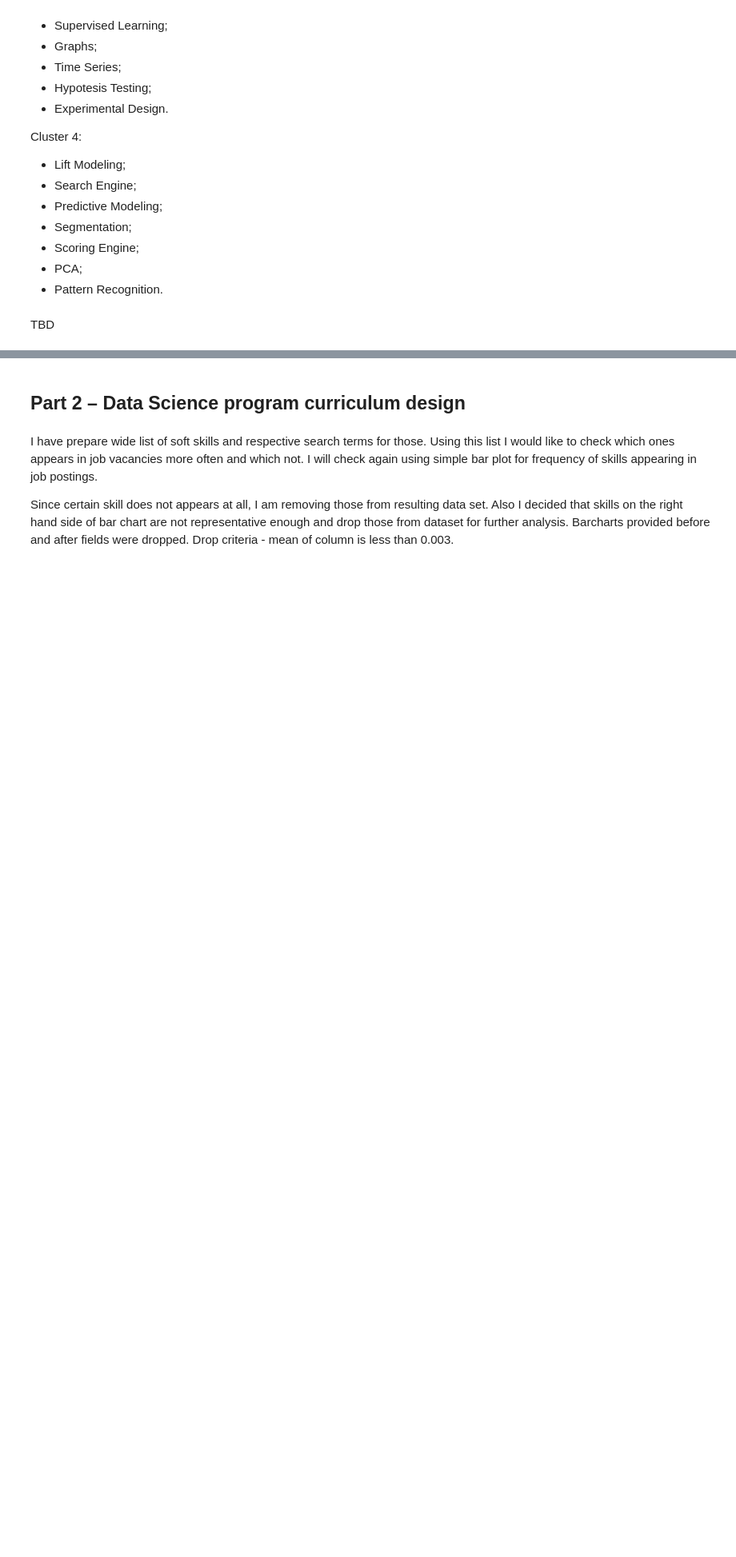
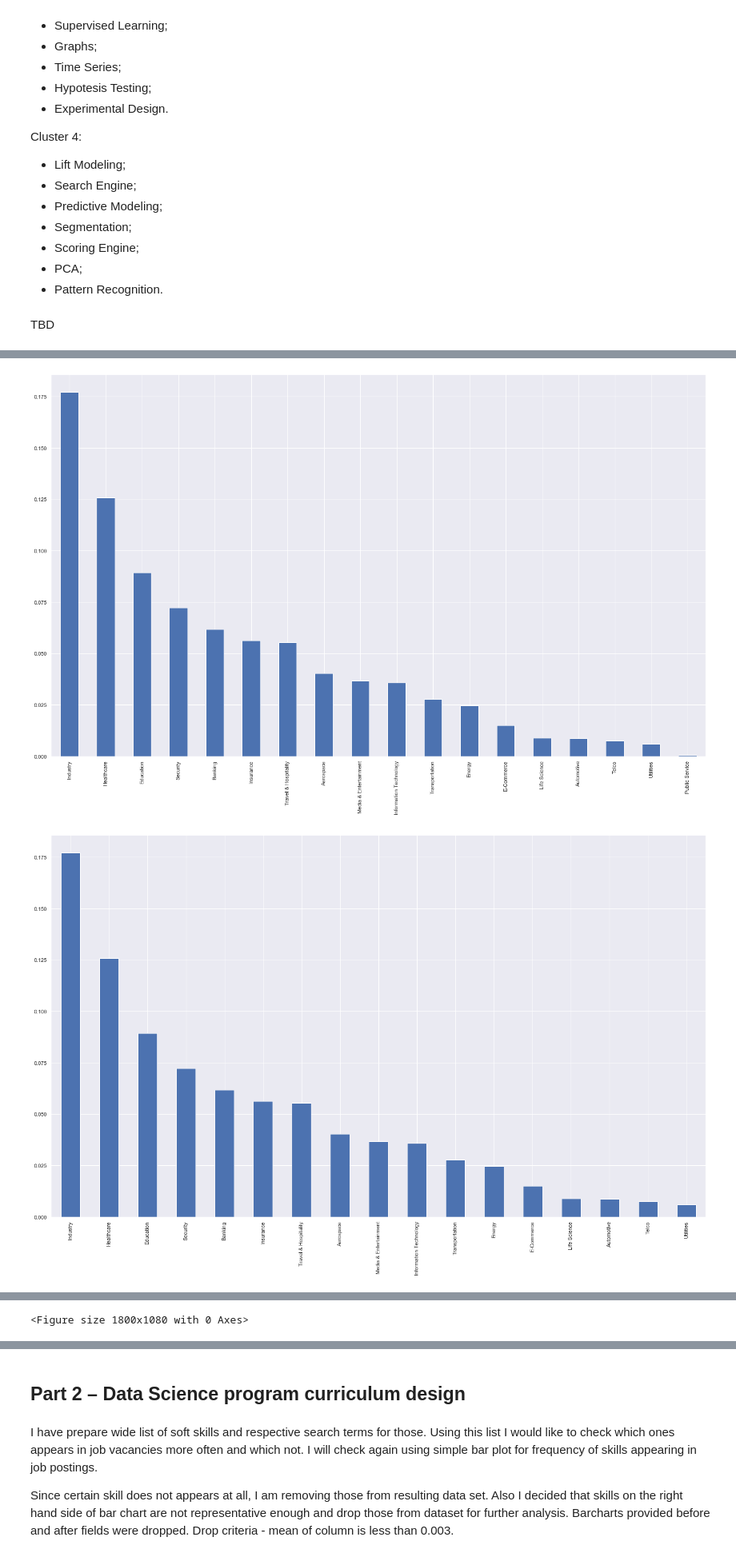
Before and after one commit to kai-wren/Intro2DS, a Jupyter notebook: Mykhaylo_Manukian_Project.ipynb, the cells around one changed output, grey strips where cells are left out. Shown at 80% size. Drawn from its saved outputs; the diff is of its cells as text; code cells hidden in the pictures; blank space fills up the shorter version.

```diff
--- a/Mykhaylo_Manukian_Project.ipynb
+++ b/Mykhaylo_Manukian_Project.ipynb
@@ -326,0 +461,40 @@ TBD
+# %%
+bus_domain_skills=prepare_skills('business_domain')
+
+bus_domain_res=get_skills(job_ds['Job_Description'], bus_domain_skills)
+
+bus_domain_df = pd.DataFrame(bus_domain_res).apply(pd.to_numeric)
+
+bus_domain_df = bus_domain_df[bus_domain_df.columns[bus_domain_df.sum() != 0]]
+
+bus_domain_reduced_df = bus_domain_df[bus_domain_df.columns[bus_domain_df.mean() > 0.003]]
+
+plt.figure(figsize=(25,15))
+bus_domain_df.mean().sort_values(ascending=False).plot.bar()
+plt.show()
+
+plt.figure(figsize=(25,15))
+bus_domain_reduced_df.mean().sort_values(ascending=False).plot.bar()
+plt.show()
+
+plt.figure(figsize=(25,15))
+cor = bus_domain_reduced_df.corr() #Calculate the correlation of the above variables
+sns.heatmap(cor, square = True) #Plot the correlation as heat map
+plt.show()
+
+plt.figure(figsize=(25,15))
+sns.clustermap(bus_domain_reduced_df.corr(), method="single", robust=True)
+plt.show()
+
+fig = plt.figure(figsize=(30,16))
+ax1 = fig.add_axes([0.1,0.1,0.4,0.6])
+X=bus_domain_reduced_df.corr()
+Z=sch.linkage(X, 'ward')
+dend = sch.dendrogram(Z, orientation='right', leaf_font_size=15)
+labels = X.index[dend['leaves']]
+ax1.set_xticks([])
+ax1.set_yticklabels(labels)
+plt.show()
+# %% [output]
+[figure, added]
+[figure, added]
@@ -326,0 +502 @@ TBD
+<Figure size 1800x1080 with 0 Axes>
```
Also changed, not shown: parts of 7 cells of this notebook, 1 other file.
